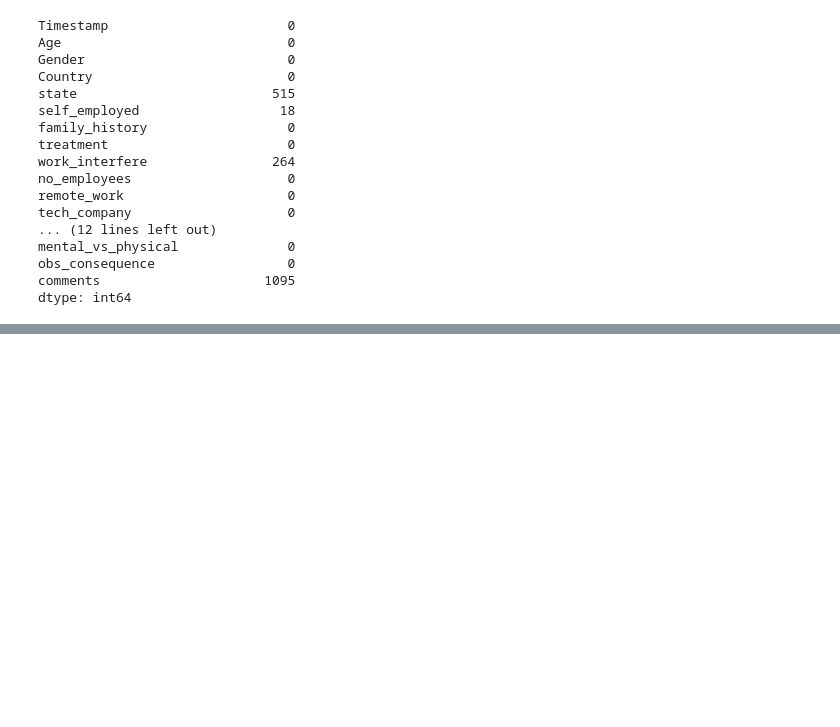
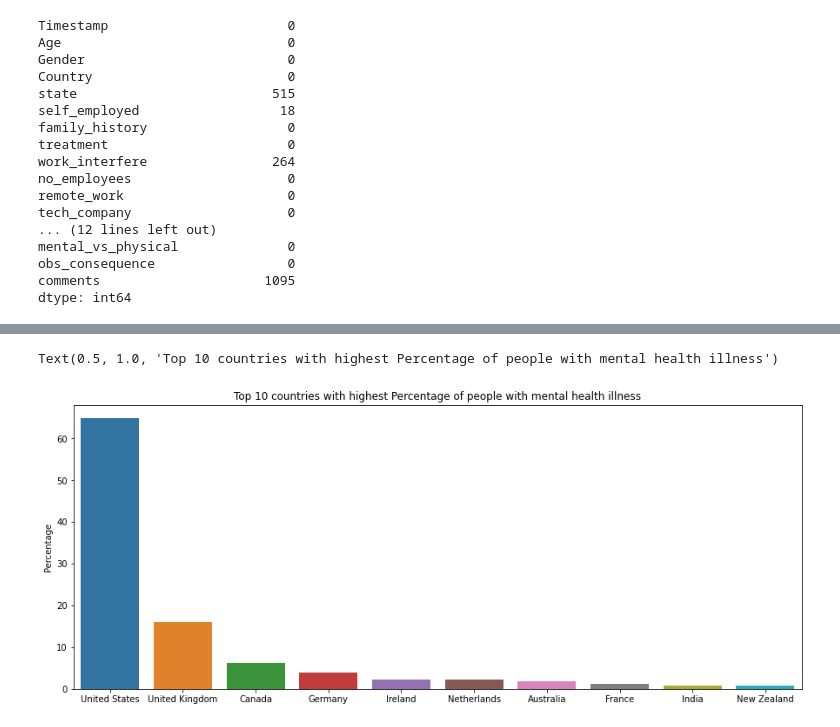
Before and after one commit to idarshan07/Analysis-of-attitude-towards-mental-health-in-tech, a Jupyter notebook: final_project.ipynb, the cells around one changed output, grey strips where cells are left out. Cells and saved outputs as stored; diff of their text form; code cells hidden in the pictures; blank space fills up the shorter version.

Commit message:
Updated Python notebook
Added Visualizations to analyse the frequency of mental illness according to geographic locations.

```diff
--- a/final_project.ipynb
+++ b/final_project.ipynb
@@ -99,8 +46,0 @@ array([37, 44, 32, 31, 33, 35, 39, 42, 23, 29, 36, 27, 46, 41, 34, 30, 40,
-# %%
-# Transforming "leave" column
-data.loc[(data['leave'].isin(['Somewhat easy','Very easy'])), "leave"] = "Easy"
-data.loc[(data['leave'].isin(['Somewhat difficult','Very difficult'])), "leave"] = "Difficult"
-# %%
-# Transforming "leave" column
-data.loc[(data['no_employees'].isin(['Somewhat easy','Very easy'])), "leave"] = "Easy"
-data.loc[(data['no_employees'].isin(['Somewhat difficult','Very difficult'])), "leave"] = "Difficult"
@@ -106,0 +99,4 @@ data.loc[(data['no_employees'].isin(['Somewhat difficult','Very difficult'])), "
+# %%
+# Transforming "leave" column
+data.loc[(data['leave'].isin(['Somewhat easy','Very easy'])), "leave"] = "Easy"
+data.loc[(data['leave'].isin(['Somewhat difficult','Very difficult'])), "leave"] = "Difficult"s
@@ -106,0 +105,5 @@ data.loc[(data['no_employees'].isin(['Somewhat difficult','Very difficult'])), "
+# %%
+# Calculate percentage of data from each country
+value_counts=pd.DataFrame(data['Country'].value_counts()[:10])
+value_counts['Percentage']=round((value_counts['Country']*100)/(value_counts['Country'].sum()),2)
+value_counts
@@ -106,0 +122,8 @@ data.loc[(data['no_employees'].isin(['Somewhat difficult','Very difficult'])), "
+# %%
+# Visualize top 10 country with maximum people with mental health illness
+fig, ax = plt.subplots(figsize=(15, 6))
+sns.barplot(x=value_counts.index,y='Percentage',data=value_counts)
+plt.title("Top 10 countries with highest Percentage of people with mental health illness")
+# %% [output]
+Text(0.5, 1.0, 'Top 10 countries with highest Percentage of people with mental health illness')
+[figure, added]
```
Also changed, not shown: parts of 17 cells of this notebook.
